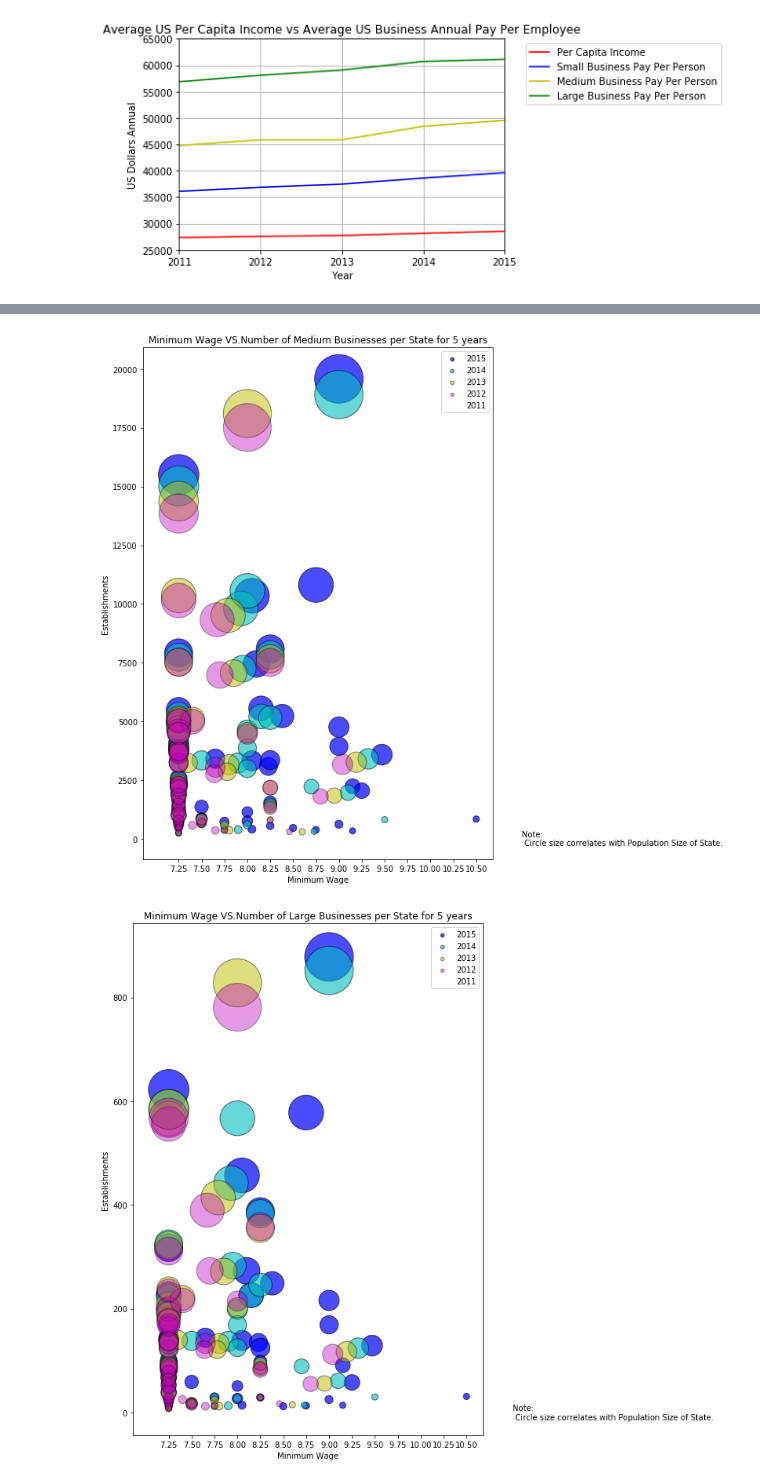
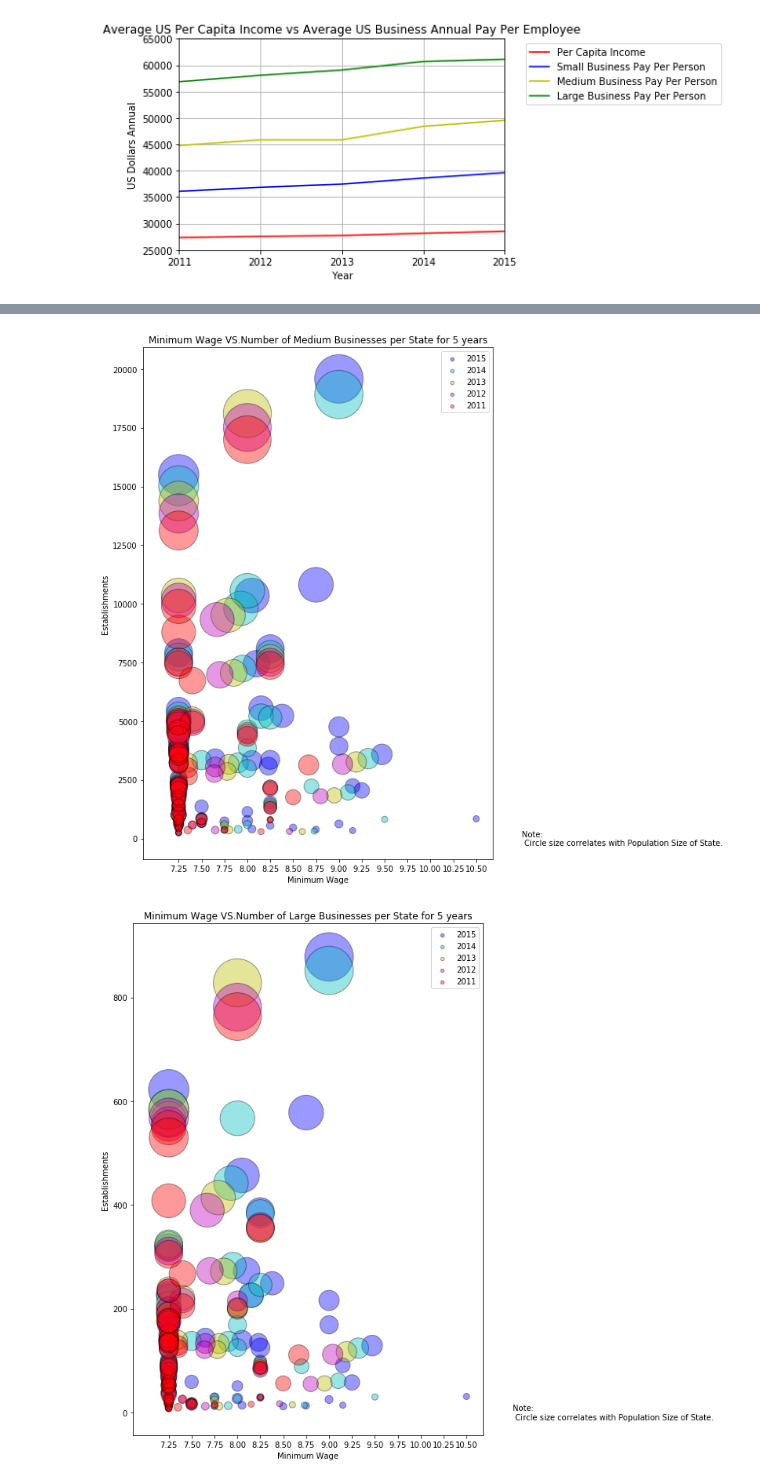
Before and after one commit to Airedyver/Census_Business_Vizualization, a Jupyter notebook: project1-ec.ipynb, the cells around one changed output, grey strips where cells are left out. Saved outputs shown, nothing was run; the diff lists cells and outputs as text; code cells hidden in the pictures.

```diff
--- a/project1-ec.ipynb
+++ b/project1-ec.ipynb
@@ -659,3 +658,11 @@ stk_min_wage.head()
 | 2 | Arizona | 2010 | 7.25 | Arizona2010 |
 | 3 | Arkansas | 2010 | 7.25 | Arkansas2010 |
 | 4 | California | 2010 | 8.00 | California2010 |
+# %%
+#add population density info
+#add minimum wage info
+pop_dense = "pop_dense_2010.xlsx"
+pop_dense_df = pd.read_excel(pop_dense, sheetname='Cleaned').reset_index()
+pop_dense_df['Name'] = pop_dense_df['index']
+del pop_dense_df['index']
+pop_dense_df.head()
@@ -662,5 +676,8 @@ stk_min_wage.head()
 # %%
-
+combo_census1 = employment_census_2015.append(employment_census_2014)
+combo_census2 = combo_census1.append(employment_census_2013)
+combo_census3 = combo_census2.append(employment_census_2012)
+combo_census = combo_census3.append(employment_census_2011)
 combo_census['Population'] = combo_census['Population'].astype(int)
 combo_census['Poverty Count'] = combo_census['Poverty Count'].astype(int)
 combo_census['key_id'] = combo_census['Name'] + combo_census['Year']
@@ -681,8 +698,9 @@ del mer_combo_census ['State or other']
 del mer_combo_census ['Year_y']
 del mer_combo_census ['State']
 del mer_combo_census ['key_id']
-
-clean_combo_census = mer_combo_census.rename(columns={"value": "Minimum Wage"})
+#merge population df to all establishment df
+mer_combo_census2 = pd.merge(left=mer_combo_census,right=pop_dense_df, left_on='Name', right_on='Name')
+clean_combo_census = mer_combo_census2.rename(columns={"value": "Minimum Wage"})
 clean_combo_census.head()
 # %% [output]
 |  | Year | Name | Population | Median Age | Household Income | Per Capita Income | Poverty Count | ... |
@@ -1020,15 +1059,15 @@ pop_count_2011 =med_min_wage_plot_2011["Population"]/10000
 #plot with the colors
 colors = ['b', 'c', 'y', 'm', 'r']
 med_min_wage_plot_2015 = plt.scatter(med_min_wage_plot_2015["Minimum Wage"],med_min_wage_plot_2015["Medium Business Number of Establishments"],
-                                       c=colors[0],s=pop_count_2015, edgecolors='black',alpha=0.7)
+                                       c=colors[0],s=pop_count_2015, edgecolors='black',alpha=0.4)
 med_min_wage_plot_2014 = plt.scatter(med_min_wage_plot_2014["Minimum Wage"],med_min_wage_plot_2014["Medium Business Number of Establishments"],
-                                       c=colors[1],s=pop_count_2014,edgecolors='black',alpha=0.6)
+                                       c=colors[1],s=pop_count_2014,edgecolors='black',alpha=0.4)
 med_min_wage_plot_2013 = plt.scatter(med_min_wage_plot_2013["Minimum Wage"],med_min_wage_plot_2013["Medium Business Number of Establishments"],
-                                       c=colors[2],s=pop_count_2013,edgecolors='black',alpha=0.5)
+                                       c=colors[2],s=pop_count_2013,edgecolors='black',alpha=0.4)
 med_min_wage_plot_2012 = plt.scatter(med_min_wage_plot_2012["Minimum Wage"],med_min_wage_plot_2012["Medium Business Number of Establishments"],
                                        c=colors[3],s=pop_count_2012,edgecolors='black',alpha=0.4)
 med_min_wage_plot_2011 = plt.scatter(med_min_wage_plot_2011["Minimum Wage"],med_min_wage_plot_2011["Medium Business Number of Establishments"],
-                                       c=colors[4],s=pop_count_2011,edgecolors='black',alpha=0.3)
+                                       c=colors[4],s=pop_count_2011,edgecolors='black',alpha=0.4)
 
 #Add labels to the x and y axes
 plt.title("Minimum Wage VS.Number of Medium Businesses per State for 5 years")
@@ -1038,7 +1077,7 @@ plt.legend((med_min_wage_plot_2015,med_min_wage_plot_2014, med_min_wage_plot_201
            ,("2015", "2014", "2013","2012","2011"),markerscale=.1)
 
 plt.xticks(np.arange(7.25,10.75,.25), size = 10)
-plt.text(11, 0,'Note: \n Circle size correlates with Population Size of State.',
+plt.text(11, 0,'Note: \n Circle size correlates with population size of the State.',
      horizontalalignment='left',
      verticalalignment='center')
 # Save Figure
@@ -1046,7 +1085,7 @@ plt.savefig("Min_wage vs. Med Est.png")
 
 plt.show()
 # %% [output]
-[figure, old version]
+[figure, new version]
 # %%
 #graph minimum wage vs Establishments
 #Set figure size
@@ -1062,35 +1101,35 @@ pop_count_2015 =lar_min_wage_plot_2015["Population"]/10000
 pop_count_2014 =lar_min_wage_plot_2014["Population"]/10000
 pop_count_2013 =lar_min_wage_plot_2013["Population"]/10000
 pop_count_2012 =lar_min_wage_plot_2012["Population"]/10000
 pop_count_2011 =lar_min_wage_plot_2011["Population"]/10000
 
 #plot with the colors
 colors = ['b', 'c', 'y', 'm', 'r']
 lar_min_wage_plot_2015 = plt.scatter(lar_min_wage_plot_2015["Minimum Wage"],lar_min_wage_plot_2015["Large Business Number of Establishments"],
-                                       c=colors[0],s=pop_count_2015, edgecolors='black',alpha=0.7)
+                                       c=colors[0],s=pop_count_2015, edgecolors='black',alpha=0.4)
 lar_min_wage_plot_2014 = plt.scatter(lar_min_wage_plot_2014["Minimum Wage"],lar_min_wage_plot_2014["Large Business Number of Establishments"],
-                                       c=colors[1],s=pop_count_2014,edgecolors='black',alpha=0.6)
+                                       c=colors[1],s=pop_count_2014,edgecolors='black',alpha=0.4)
 lar_min_wage_plot_2013 = plt.scatter(lar_min_wage_plot_2013["Minimum Wage"],lar_min_wage_plot_2013["Large Business Number of Establishments"],
-                                       c=colors[2],s=pop_count_2013,edgecolors='black',alpha=0.5)
+                                       c=colors[2],s=pop_count_2013,edgecolors='black',alpha=0.4)
 lar_min_wage_plot_2012 = plt.scatter(lar_min_wage_plot_2012["Minimum Wage"],lar_min_wage_plot_2012["Large Business Number of Establishments"],
                                        c=colors[3],s=pop_count_2012,edgecolors='black',alpha=0.4)
 lar_min_wage_plot_2011 = plt.scatter(lar_min_wage_plot_2011["Minimum Wage"],lar_min_wage_plot_2011["Large Business Number of Establishments"],
-                                       c=colors[4],s=pop_count_2011,edgecolors='black',alpha=0.3)
+                                       c=colors[4],s=pop_count_2011,edgecolors='black',alpha=0.4)
 
 #Add labels to the x and y axes
 plt.title("Minimum Wage VS.Number of Large Businesses per State for 5 years")
 plt.xlabel("Minimum Wage")
 plt.ylabel("Establishments")
 plt.legend((lar_min_wage_plot_2015,lar_min_wage_plot_2014, lar_min_wage_plot_2013, lar_min_wage_plot_2012,lar_min_wage_plot_2011)
            ,("2015", "2014", "2013","2012","2011"),markerscale=.1)
 
 plt.xticks(np.arange(7.25,10.75,.25), size = 10)
 plt.text(11, 0,'Note: \n Circle size correlates with Population Size of State.',
      horizontalalignment='left',
      verticalalignment='center')
 # Save Figure
 plt.savefig("Min_wage vs. lar Est.png")
 
 plt.show()
 # %% [output]
-[figure, old version]
+[figure, new version]
```
Also changed, not shown: parts of 9 cells of this notebook, 7 other files.
